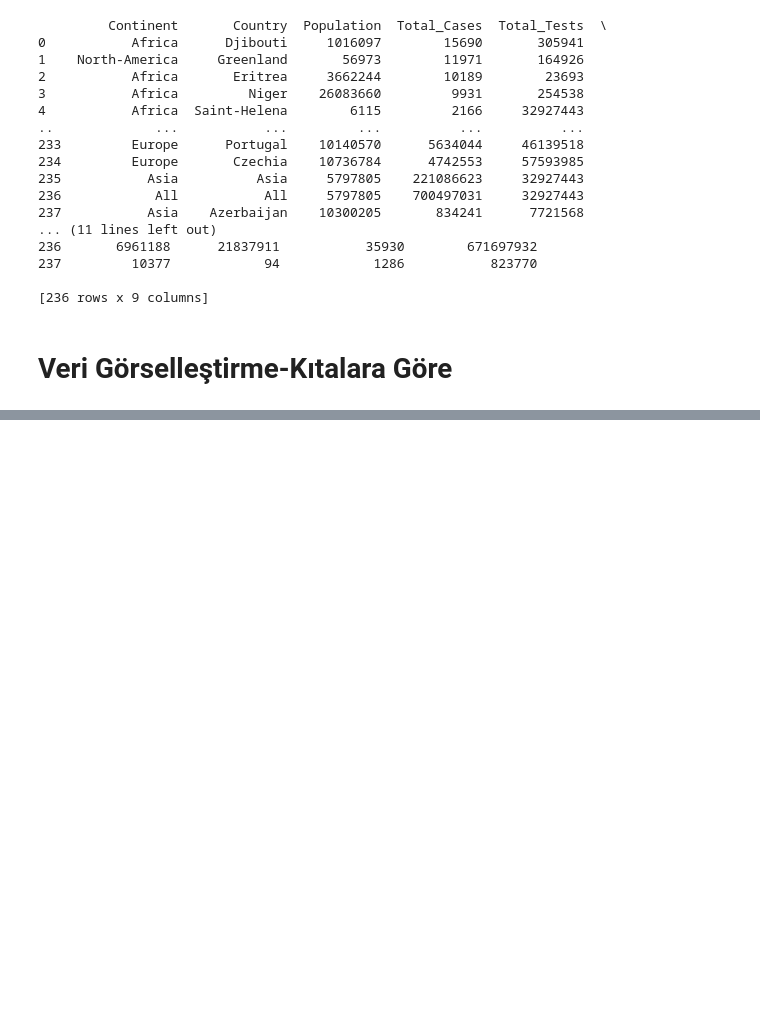
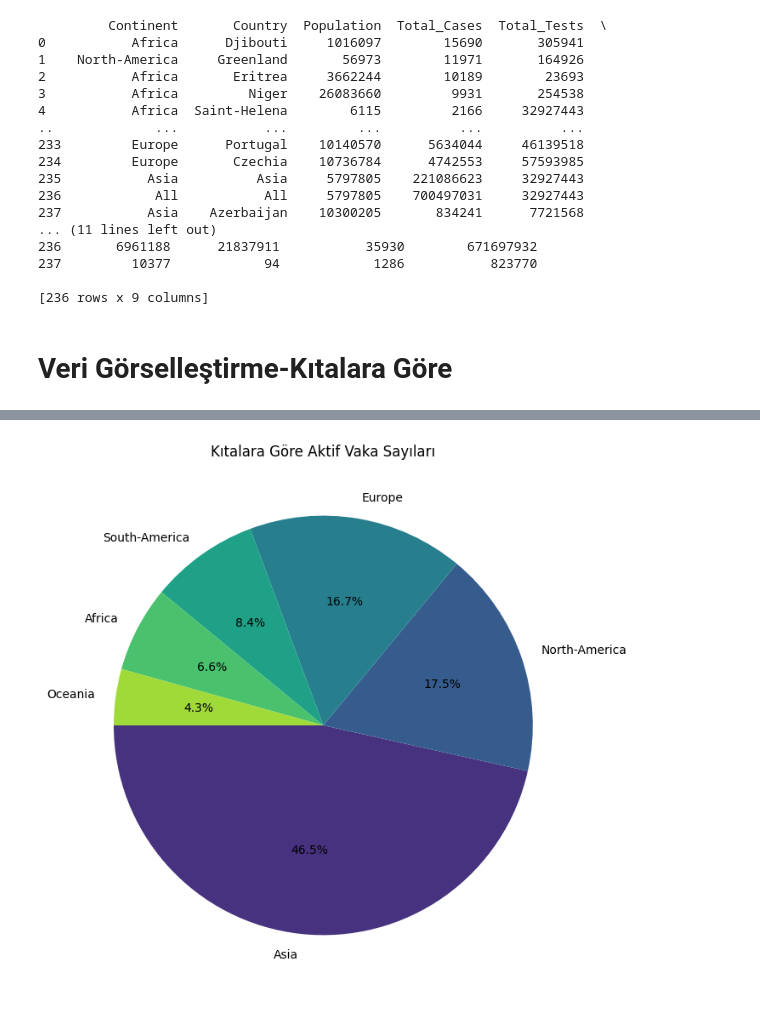
Before and after one commit to Tubaakbas/COVID19-API-Project, a Jupyter notebook: covid19_api_project.ipynb, the cells around one changed output, grey strips where cells are left out. Cells and saved outputs as stored; diff of their text form; code cells hidden in the pictures; blank space fills up the shorter version.

```diff
--- a/covid19_api_project.ipynb
+++ b/covid19_api_project.ipynb
@@ -301,0 +349,13 @@ with pd.option_context('display.float_format', '{:.0f}'.format):
+# %%
+# Pasta grafiği oluşturma
+# labels parametresiyle kıtaları,
+# autopct parametresiyle yüzdelik değerleri,
+# startangle parametresiyle pasta diliminin başlangıç açısını,
+# colors parametresiyle renk paleti belirlendi
+
+plt.figure(figsize=(8, 8))
+plt.pie(sorted_df['Cases_Active'], labels=sorted_df['Continent'], autopct='%1.1f%%', startangle=180, colors=sns.color_palette('viridis'))
+plt.title('Kıtalara Göre Aktif Vaka Sayıları')
+plt.show()
+# %% [output]
+[figure, added]
```
Also changed, not shown: parts of 12 cells of this notebook.
